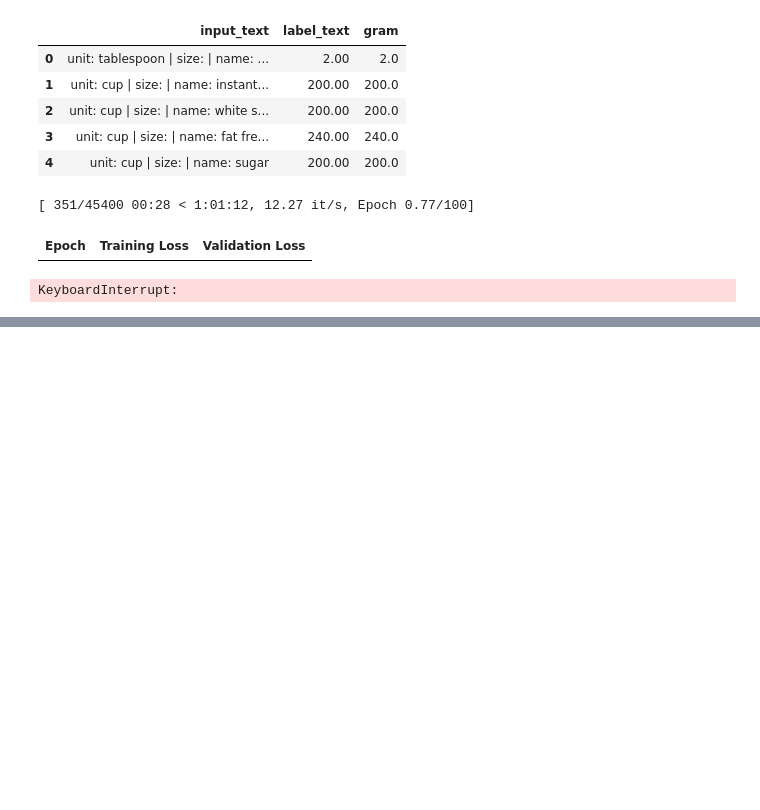
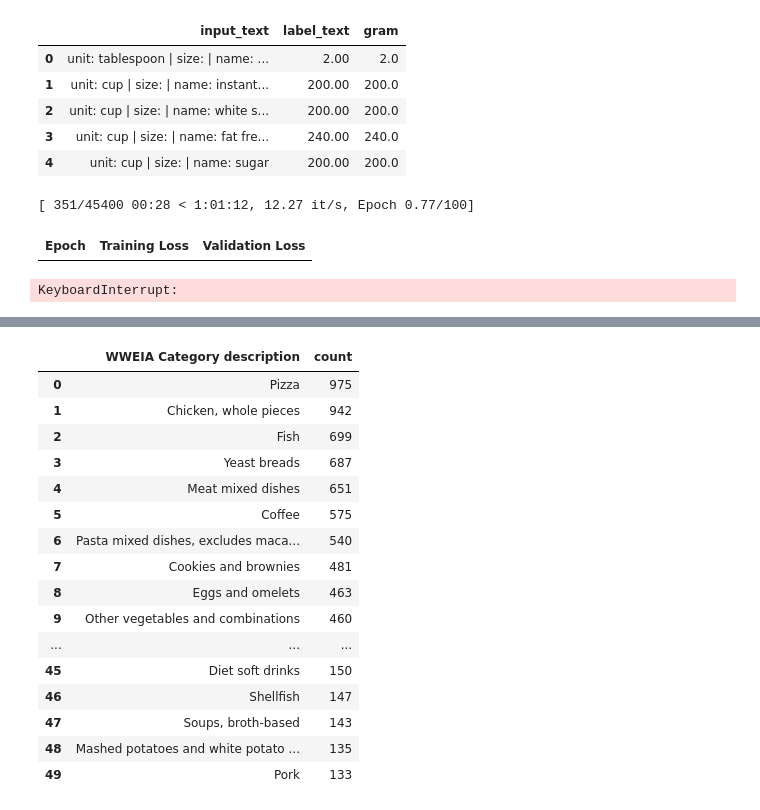
Before and after one commit to kml-coder/food_chart_public, a Jupyter notebook: food_model/gptgram_model/t5_small_regression.ipynb, the cells around one changed output, grey strips where cells are left out. Cells and saved outputs as stored; diff of their text form; code cells hidden in the pictures; blank space fills up the shorter version.

```diff
--- a/food_model/gptgram_model/t5_small_regression.ipynb
+++ b/food_model/gptgram_model/t5_small_regression.ipynb
@@ -680,3 +680,23 @@ tokenizer.save_pretrained(save_dir)
 print('saved:', save_dir)
 # %% [output]
 saved: artifacts/t5_small_grams_final
+# %%
+import json
+from pathlib import Path
+
+INPUT_PATH = Path('scrape/output_filled_name_unit_removed.json')
+OUTPUT_PATH = Path('scrape/output_filled_name_unit_2.json')
+
+with INPUT_PATH.open('r', encoding= 'utf-8') as f:
+    data = json.load(f)
+
+filtered = []
+for r in data:
+    name = str(r.get('name', '') or '').strip().lower()
+
+    if len(name.split()) >= 2:
+        filtered.append(r)
+with OUTPUT_PATH.open('w', encoding='utf-8') as f:
+    json.dump(filtered, f, ensure_ascii=False, indent=2)
+
+print(f'총 {len(filtered)}개 저장됨')
@@ -1080,0 +1543,53 @@ print(f'Saved model to: {save_dir2.resolve()}')
+# %%
+# List unique values of "WWEIA Category description" from food.json
+from pathlib import Path
+import json
+import pandas as pd
+
+candidate_json_paths = [
+    Path('scrape/food.json'),
+    Path('food_model/gptgram_model/scrape/food.json'),
+]
+
+json_path = next((p for p in candidate_json_paths if p.exists()), None)
+if json_path is None:
+    raise FileNotFoundError(
+        'food.json not found. Checked: ' + ', '.join(str(p) for p in candidate_json_paths)
+    )
+
+with json_path.open('r', encoding='utf-8') as f:
+    rows = json.load(f)
+
+df_food = pd.DataFrame(rows)
+col = 'WWEIA Category description'
+if col not in df_food.columns:
+    raise KeyError(f'Column not found: {col}. Available: {list(df_food.columns)}')
+
+cats = (
+    df_food[col]
+    .fillna('')
+    .astype(str)
+    .str.strip()
+)
+
+cats_nonempty = cats[cats != '']
+unique_cats = sorted(cats_nonempty.unique().tolist())
+counts = cats_nonempty.value_counts().rename_axis(col).reset_index(name='count')
+
+print(f'JSON path: {json_path.resolve()}')
+print(f'Total rows: {len(df_food):,}')
+print(f'Non-empty "{col}": {len(cats_nonempty):,}')
+print(f'Unique categories: {len(unique_cats):,}')
+
+print('\n[Unique category list]')
+for c in unique_cats:
+    print('-', c)
+
+print('\n[Top counts]')
+display(counts.head(50))
+
+# Save full counts to file
+out_csv = json_path.with_name('wweia_category_counts.csv')
+counts.to_csv(out_csv, index=False, encoding='utf-8')
+print(f'\nSaved: {out_csv.resolve()}')
+# %% [output]
@@ -1080,0 +1613,17 @@ print(f'Saved model to: {save_dir2.resolve()}')
+|  | WWEIA Category description | count |
+| 0 | Pizza | 975 |
+| 1 | Chicken, whole pieces | 942 |
+| 2 | Fish | 699 |
+| 3 | Yeast breads | 687 |
+| 4 | Meat mixed dishes | 651 |
+| 5 | Coffee | 575 |
+| 6 | Pasta mixed dishes, excludes maca... | 540 |
+| 7 | Cookies and brownies | 481 |
+| 8 | Eggs and omelets | 463 |
+| 9 | Other vegetables and combinations | 460 |
+| ... | ... | ... |
+| 45 | Diet soft drinks | 150 |
+| 46 | Shellfish | 147 |
+| 47 | Soups, broth-based | 143 |
+| 48 | Mashed potatoes and white potato ... | 135 |
+| 49 | Pork | 133 |
```
Also changed, not shown: parts of 7 cells of this notebook, 3 other files.
